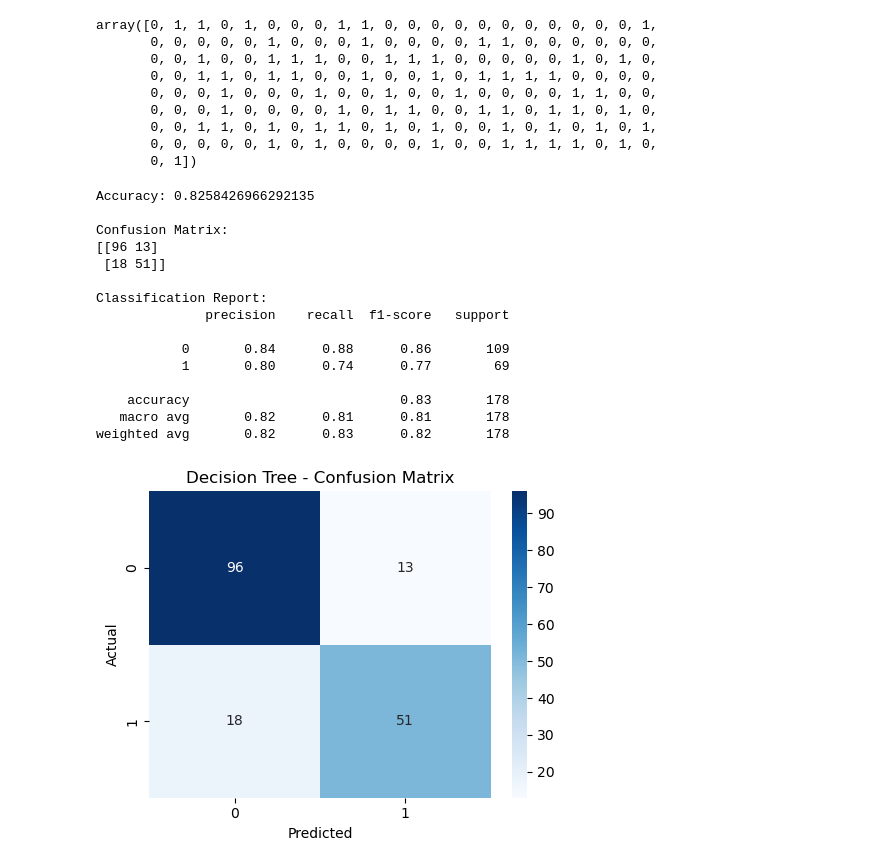
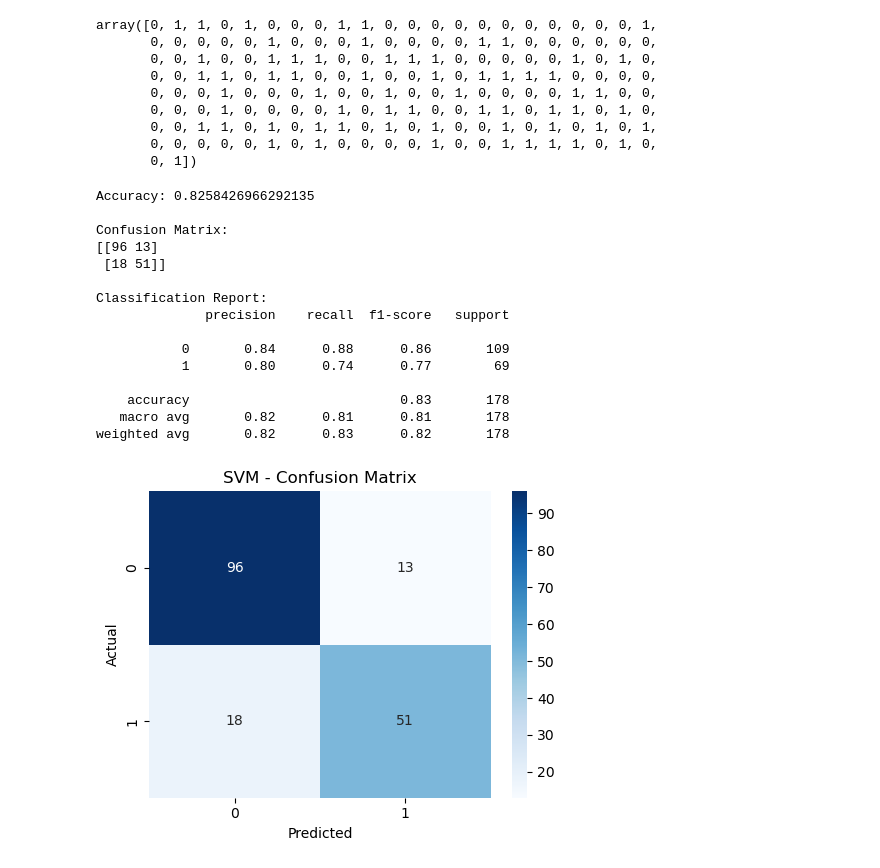
Before and after one commit to btwsahil/Titanic-survival, a Jupyter notebook: titanic_survivel.ipynb, the cells around one changed output. Cells and saved outputs as stored; diff of their text form; code cells hidden in the pictures.

```diff
--- a/titanic_survivel.ipynb
+++ b/titanic_survivel.ipynb
@@ -349,32 +349,32 @@ print(cm)
 
 # Classification Report
 print("\nClassification Report:")
 print(classification_report(y_test, y_pred_svm))
 
 # Confusion Matrix Graph
 plt.figure(figsize=(5, 4))
 sns.heatmap(cm, annot=True, fmt="d", cmap="Blues")
 
 plt.xlabel("Predicted")
 plt.ylabel("Actual")
-plt.title("Decision Tree - Confusion Matrix")
+plt.title("SVM - Confusion Matrix")
 
 plt.tight_layout()
 plt.show()
 # %% [output]
 Accuracy: 0.8258426966292135
 
 Confusion Matrix:
 [[96 13]
  [18 51]]
 
 Classification Report:
               precision    recall  f1-score   support
 
            0       0.84      0.88      0.86       109
            1       0.80      0.74      0.77        69
 
     accuracy                           0.83       178
    macro avg       0.82      0.81      0.81       178
 weighted avg       0.82      0.83      0.82       178
-[figure, old version]
+[figure, new version]
```
